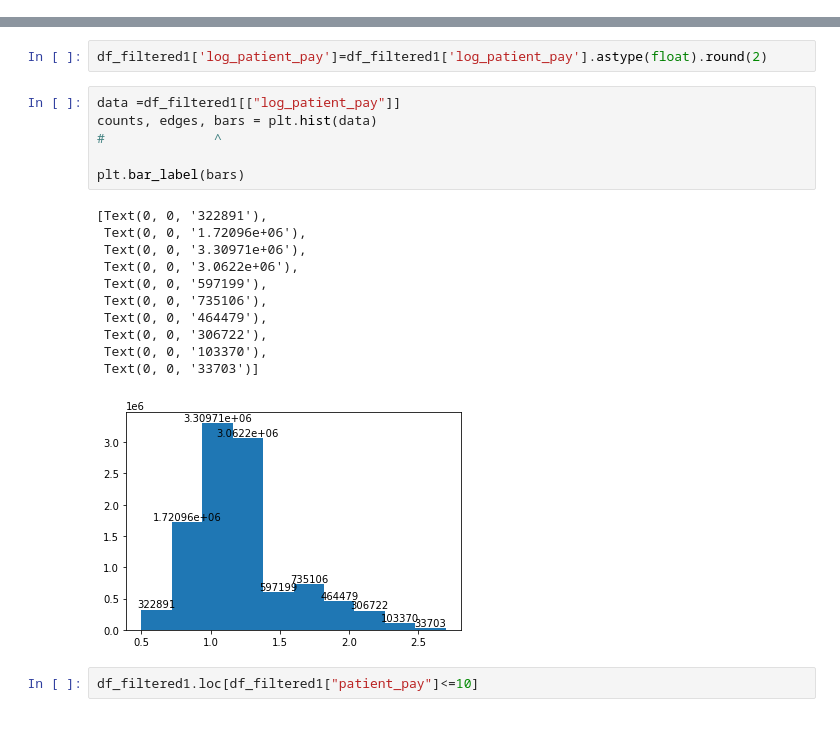
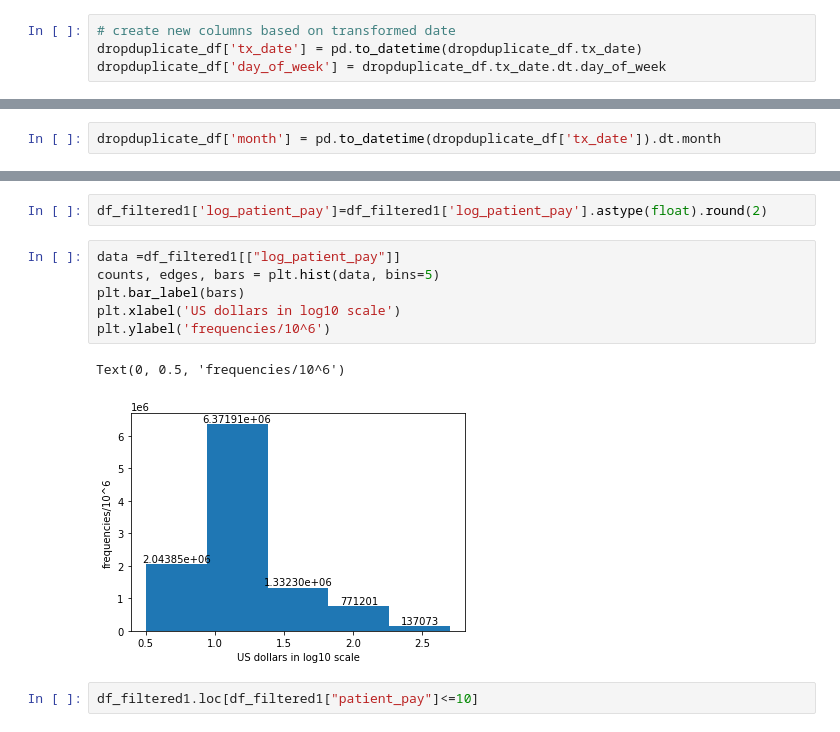
Before and after one commit to Erdos-Red-Eye/CMM_Patient_Expenses, a Jupyter notebook: Red_eye_project_EDA.ipynb, the cells around one changed output, grey strips where cells are left out. Drawn from its saved outputs; the diff is of its cells as text.

```diff
--- a/Red_eye_project_EDA.ipynb
+++ b/Red_eye_project_EDA.ipynb
@@ -125,3 +123,7 @@ Data columns (total 10 columns):
  9   drug_name    object
 dtypes: bool(1), float64(1), int64(1), object(7)
 memory usage: 970.4+ MB
+# %%
+# create new columns based on transformed date
+dropduplicate_df['tx_date'] = pd.to_datetime(dropduplicate_df.tx_date)
+dropduplicate_df['day_of_week'] = dropduplicate_df.tx_date.dt.day_of_week
@@ -127,0 +141,2 @@ memory usage: 970.4+ MB
+# %%
+dropduplicate_df['month'] = pd.to_datetime(dropduplicate_df['tx_date']).dt.month
@@ -369,22 +420,13 @@ df_filtered1 =df_filtered.copy()
 df_filtered1['log_patient_pay']=df_filtered1['log_patient_pay'].astype(float).round(2)
 # %%
 data =df_filtered1[["log_patient_pay"]]
-counts, edges, bars = plt.hist(data)
-#              ^
-
+counts, edges, bars = plt.hist(data, bins=5)
 plt.bar_label(bars)
+plt.xlabel('US dollars in log10 scale')
+plt.ylabel('frequencies/10^6')
 # %% [output]
-[Text(0, 0, '322891'),
- Text(0, 0, '1.72096e+06'),
- Text(0, 0, '3.30971e+06'),
- Text(0, 0, '3.0622e+06'),
- Text(0, 0, '597199'),
- Text(0, 0, '735106'),
- Text(0, 0, '464479'),
- Text(0, 0, '306722'),
- Text(0, 0, '103370'),
- Text(0, 0, '33703')]
+Text(0, 0.5, 'frequencies/10^6')
-[figure, old version]
+[figure, new version]
 # %%
 df_filtered1.loc[df_filtered1["patient_pay"]<=10]
 # %% [output]
```
Also changed, not shown: parts of 20 cells of this notebook, 5 other files.
